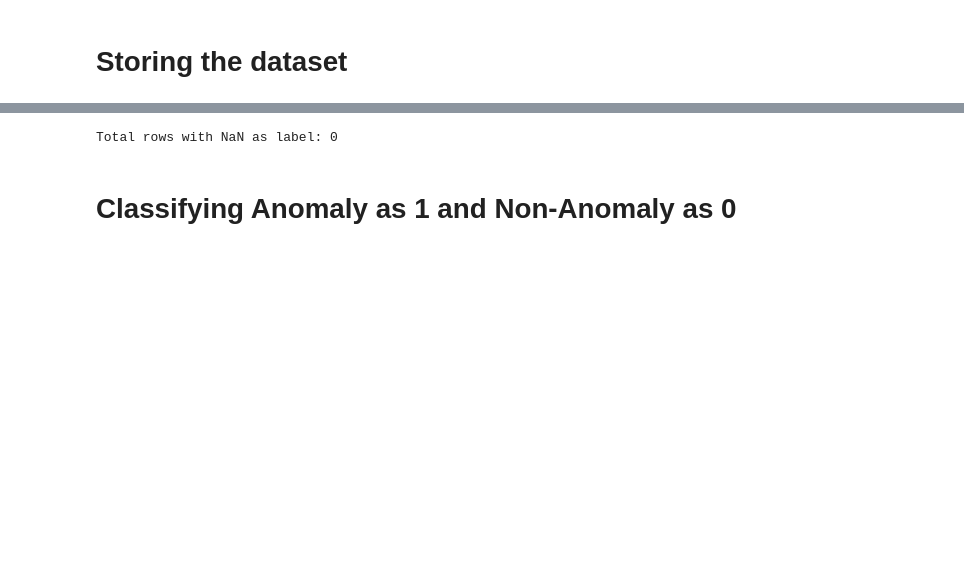
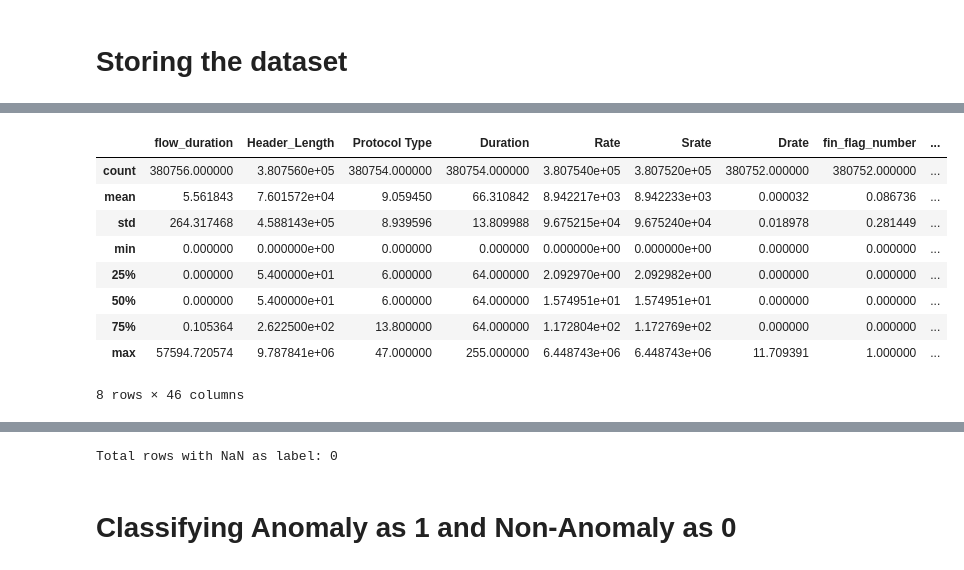
Before and after one commit to Faareh-Ahmed/Anomaly-Detection, a Jupyter notebook: Copy_of_Anomaly_Detection.ipynb, the cells around one changed output, grey strips where cells are left out. Cells and saved outputs as stored; diff of their text form; code cells hidden in the pictures; blank space fills up the shorter version.

```diff
--- a/Copy_of_Anomaly_Detection.ipynb
+++ b/Copy_of_Anomaly_Detection.ipynb
@@ -47,3 +57,16 @@ memory usage: 205.4+ MB
+# %%
+data.describe()
+# %% [output]
+|  | flow_duration | Header_Length | Protocol Type | Duration | Rate | Srate | Drate | fin_flag_number | ... |
+| count | 380756.000000 | 3.807560e+05 | 380754.000000 | 380754.000000 | 3.807540e+05 | 3.807520e+05 | 380752.000000 | 380752.000000 | ... |
+| mean | 5.561843 | 7.601572e+04 | 9.059450 | 66.310842 | 8.942217e+03 | 8.942233e+03 | 0.000032 | 0.086736 | ... |
+| std | 264.317468 | 4.588143e+05 | 8.939596 | 13.809988 | 9.675215e+04 | 9.675240e+04 | 0.018978 | 0.281449 | ... |
+| min | 0.000000 | 0.000000e+00 | 0.000000 | 0.000000 | 0.000000e+00 | 0.000000e+00 | 0.000000 | 0.000000 | ... |
+| 25% | 0.000000 | 5.400000e+01 | 6.000000 | 64.000000 | 2.092970e+00 | 2.092982e+00 | 0.000000 | 0.000000 | ... |
+| 50% | 0.000000 | 5.400000e+01 | 6.000000 | 64.000000 | 1.574951e+01 | 1.574951e+01 | 0.000000 | 0.000000 | ... |
+| 75% | 0.105364 | 2.622500e+02 | 13.800000 | 64.000000 | 1.172804e+02 | 1.172769e+02 | 0.000000 | 0.000000 | ... |
+| max | 57594.720574 | 9.787841e+06 | 47.000000 | 255.000000 | 6.448743e+06 | 6.448743e+06 | 11.709391 | 1.000000 | ... |
+8 rows × 46 columns
 # %%
 print(data['label'].nunique())
 # %% [output]
```
Also changed, not shown: parts of 28 cells of this notebook.
